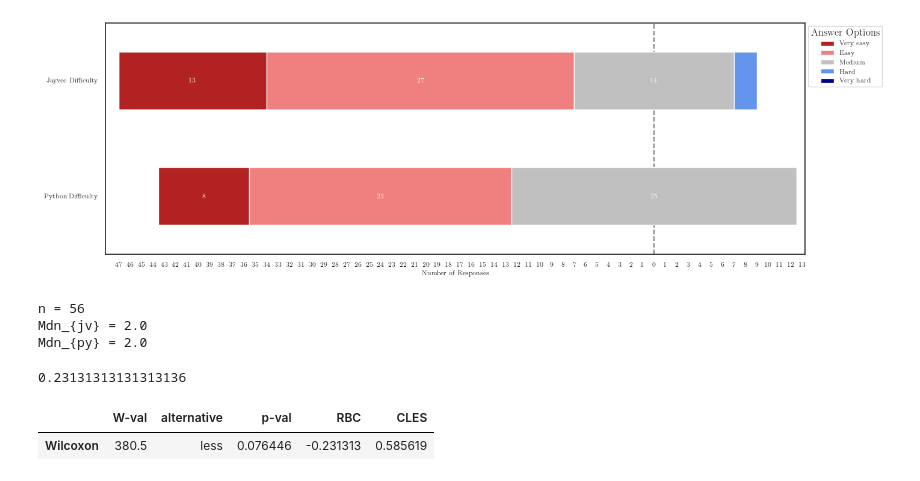
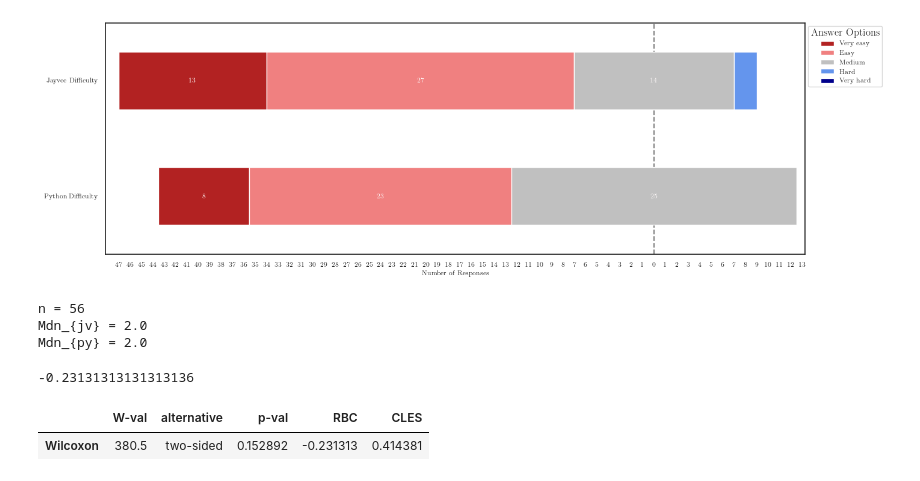
Before and after one commit to rhazn/2025-data-release-program-comprehension-jayvee, a Jupyter notebook: 3_data_analysis.ipynb, the cells around one changed output. Drawn from its saved outputs; the diff is of its cells as text; code cells hidden in the pictures.

```diff
--- a/3_data_analysis.ipynb
+++ b/3_data_analysis.ipynb
@@ -282,13 +289,13 @@ n = 56
 Mdn_{jv} = 2.0
 Mdn_{py} = 2.0
 # %%
-test = pg.wilcoxon(dfReplacedLikert['difficultyJV'], dfReplacedLikert['difficultyPY'], alternative='less')
+test = pg.wilcoxon(dfReplacedLikert['difficultyJV'], dfReplacedLikert['difficultyPY'], alternative='two-sided')
 
 # Manually patched, see https://github.com/raphaelvallat/pingouin/issues/456
-print(rbc(dfReplacedLikert['difficultyJV'], dfReplacedLikert['difficultyPY'], 'less'))
+print(rbc(dfReplacedLikert['difficultyJV'], dfReplacedLikert['difficultyPY'], 'two-sided'))
 
 test
 # %% [output]
-0.23131313131313136
+-0.23131313131313136
 |  | W-val | alternative | p-val | RBC | CLES |
-| Wilcoxon | 380.5 | less | 0.076446 | -0.231313 | 0.585619 |
+| Wilcoxon | 380.5 | two-sided | 0.152892 | -0.231313 | 0.414381 |
```
Also changed, not shown: parts of 5 cells of this notebook.
